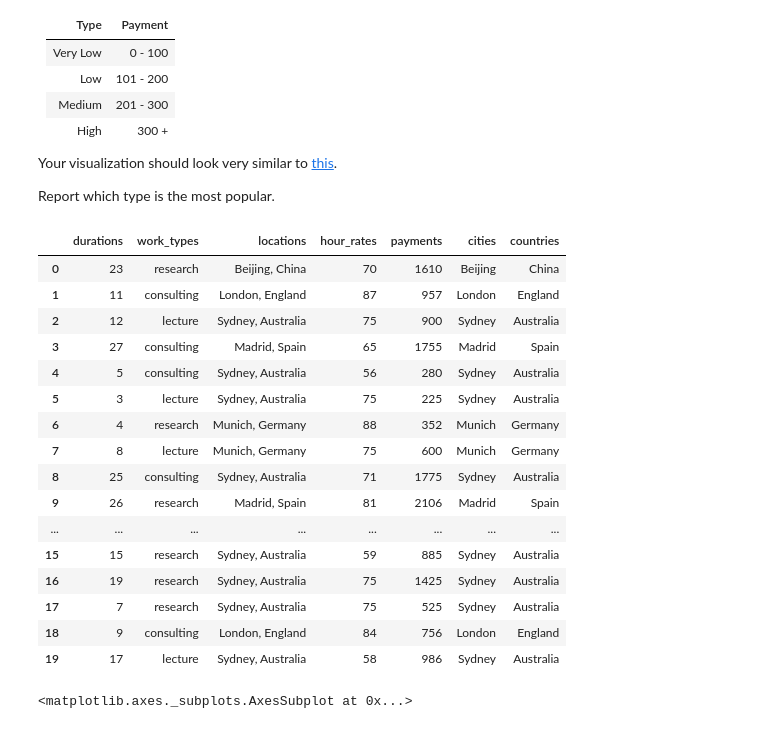
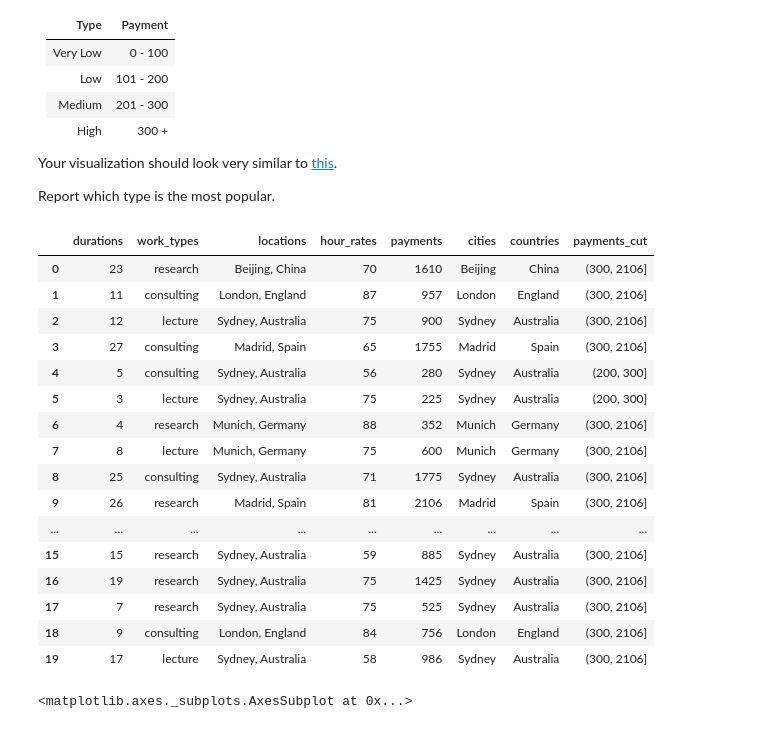
Before and after one commit to Fairfield-University-BA505/week-11-megankuscsik, a Jupyter notebook: Lecture10-Data_Types.ipynb, the cells around one changed output. Saved outputs shown, nothing was run; the diff lists cells and outputs as text; code cells hidden in the pictures.

```diff
--- a/Lecture10-Data_Types.ipynb
+++ b/Lecture10-Data_Types.ipynb
@@ -631,24 +631,24 @@ Report which type is the most popular.
 # %%
 payments = itinery_df['payments']
 bucket = [0,100,200, 300, max(payments)]
-payments = pd.cut(payments, bucket)
+itinery_df ['payments_cut'] = pd.cut(payments, bucket)
 itinery_df
 # %% [output]
-|  | durations | work_types | locations | hour_rates | payments | cities | countries |
-| 0 | 23 | research | Beijing, China | 70 | 1610 | Beijing | China |
-| 1 | 11 | consulting | London, England | 87 | 957 | London | England |
-| 2 | 12 | lecture | Sydney, Australia | 75 | 900 | Sydney | Australia |
-| 3 | 27 | consulting | Madrid, Spain | 65 | 1755 | Madrid | Spain |
-| 4 | 5 | consulting | Sydney, Australia | 56 | 280 | Sydney | Australia |
-| 5 | 3 | lecture | Sydney, Australia | 75 | 225 | Sydney | Australia |
-| 6 | 4 | research | Munich, Germany | 88 | 352 | Munich | Germany |
-| 7 | 8 | lecture | Munich, Germany | 75 | 600 | Munich | Germany |
-| 8 | 25 | consulting | Sydney, Australia | 71 | 1775 | Sydney | Australia |
-| 9 | 26 | research | Madrid, Spain | 81 | 2106 | Madrid | Spain |
-| ... | ... | ... | ... | ... | ... | ... | ... |
-| 15 | 15 | research | Sydney, Australia | 59 | 885 | Sydney | Australia |
-| 16 | 19 | research | Sydney, Australia | 75 | 1425 | Sydney | Australia |
-| 17 | 7 | research | Sydney, Australia | 75 | 525 | Sydney | Australia |
-| 18 | 9 | consulting | London, England | 84 | 756 | London | England |
-| 19 | 17 | lecture | Sydney, Australia | 58 | 986 | Sydney | Australia |
+|  | durations | work_types | locations | hour_rates | payments | cities | countries | payments_cut |
+| 0 | 23 | research | Beijing, China | 70 | 1610 | Beijing | China | (300, 2106] |
+| 1 | 11 | consulting | London, England | 87 | 957 | London | England | (300, 2106] |
+| 2 | 12 | lecture | Sydney, Australia | 75 | 900 | Sydney | Australia | (300, 2106] |
+| 3 | 27 | consulting | Madrid, Spain | 65 | 1755 | Madrid | Spain | (300, 2106] |
+| 4 | 5 | consulting | Sydney, Australia | 56 | 280 | Sydney | Australia | (200, 300] |
+| 5 | 3 | lecture | Sydney, Australia | 75 | 225 | Sydney | Australia | (200, 300] |
+| 6 | 4 | research | Munich, Germany | 88 | 352 | Munich | Germany | (300, 2106] |
+| 7 | 8 | lecture | Munich, Germany | 75 | 600 | Munich | Germany | (300, 2106] |
+| 8 | 25 | consulting | Sydney, Australia | 71 | 1775 | Sydney | Australia | (300, 2106] |
+| 9 | 26 | research | Madrid, Spain | 81 | 2106 | Madrid | Spain | (300, 2106] |
+| ... | ... | ... | ... | ... | ... | ... | ... | ... |
+| 15 | 15 | research | Sydney, Australia | 59 | 885 | Sydney | Australia | (300, 2106] |
+| 16 | 19 | research | Sydney, Australia | 75 | 1425 | Sydney | Australia | (300, 2106] |
+| 17 | 7 | research | Sydney, Australia | 75 | 525 | Sydney | Australia | (300, 2106] |
+| 18 | 9 | consulting | London, England | 84 | 756 | London | England | (300, 2106] |
+| 19 | 17 | lecture | Sydney, Australia | 58 | 986 | Sydney | Australia | (300, 2106] |
 # %%
```
Also changed, not shown: parts of 1 cell of this notebook.
